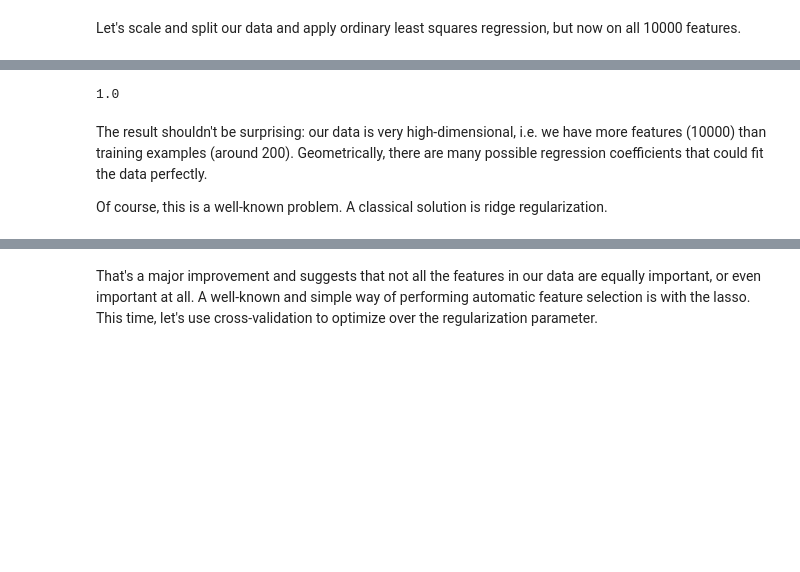
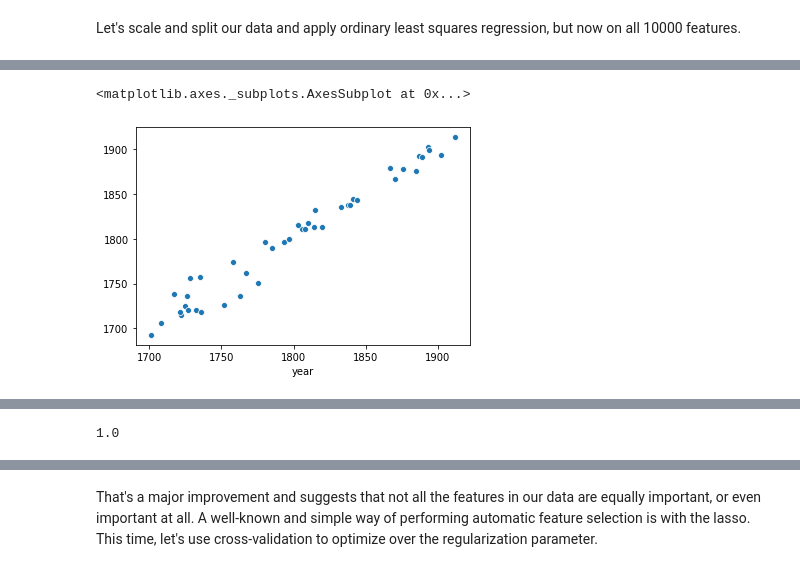
Before and after one commit to bencwallace/doc2date, a Jupyter notebook: doc2date.ipynb, the cells around one changed output, grey strips where cells are left out. Cells and saved outputs as stored; diff of their text form; code cells hidden in the pictures; blank space fills up the shorter version.

```diff
--- a/doc2date.ipynb
+++ b/doc2date.ipynb
@@ -232,13 +207,14 @@ reg.score(X_test, y_test)
+# %%
+sns.scatterplot(y_test, reg.predict(X_test))
+# %% [output]
+<matplotlib.axes._subplots.AxesSubplot at 0x...>
+[figure, added]
 # %% [markdown]
 <!-- This performed quite badly. But notice the very good $R^2$ score we get on the *training* data. -->
 # %%
 reg.score(X_train, y_train)
 # %% [output]
 1.0
-# %% [markdown]
-The result shouldn't be surprising: our data is very high-dimensional, i.e. we have more features (10000) than training examples (around 200). Geometrically, there are many possible regression coefficients that could fit the data perfectly.
-
-Of course, this is a well-known problem. A classical solution is ridge regularization.
 # %%
 from sklearn.linear_model import Ridge
 
```
Also changed, not shown: parts of 38 cells of this notebook.
